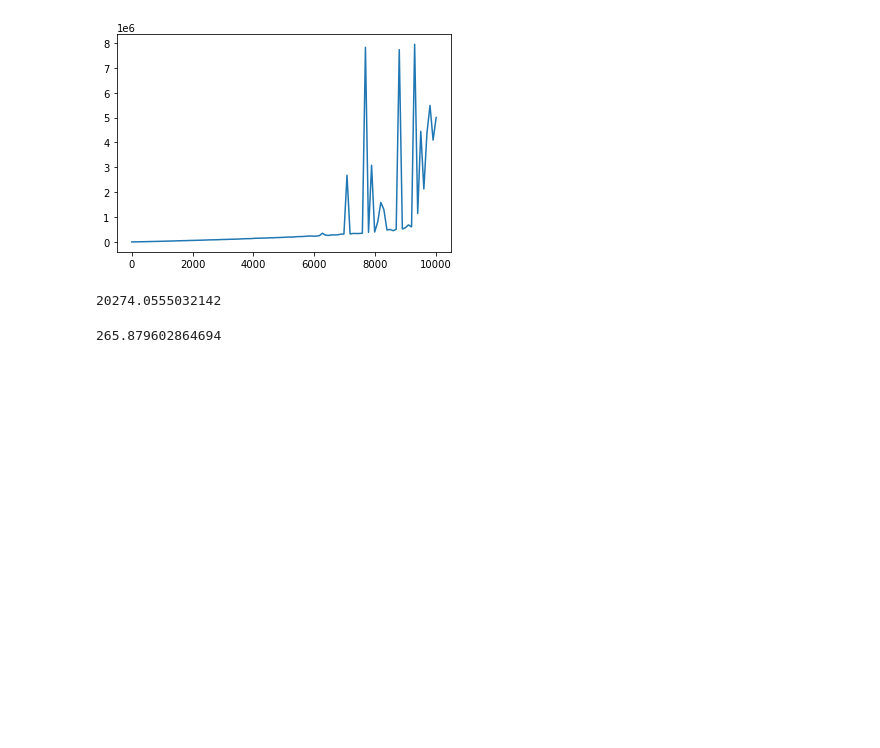
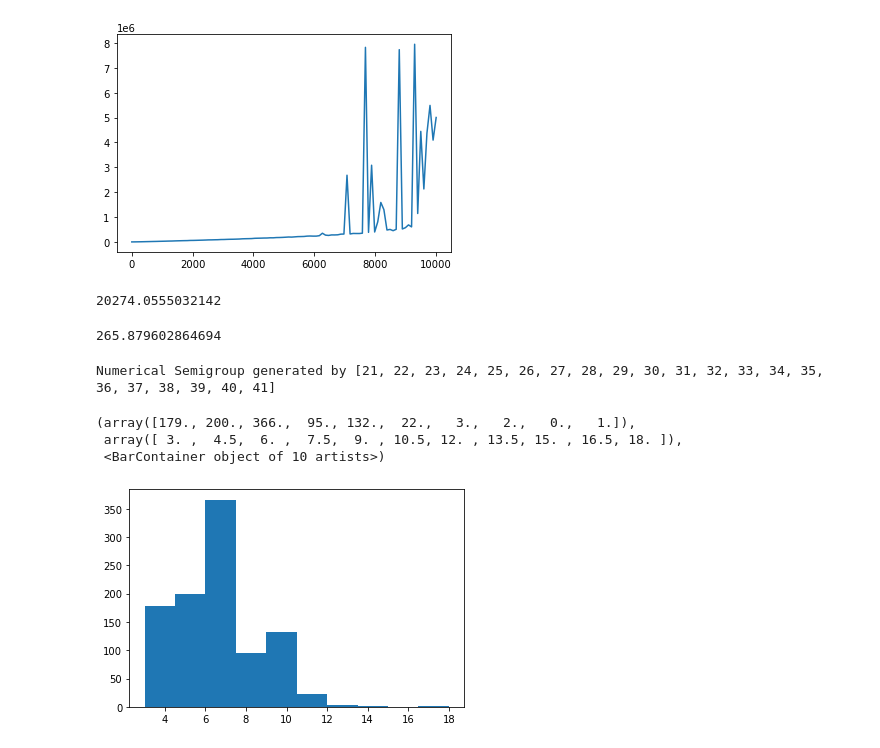
Before and after one commit to smoralesduarte/randnumsgps, a Jupyter notebook: erdossmgps.ipynb, the cells around one changed output. Cells and saved outputs as stored; diff of their text form; code cells hidden in the pictures; blank space fills up the shorter version.

Commit message:
Back Semigroups

```diff
--- a/erdossmgps.ipynb
+++ b/erdossmgps.ipynb
@@ -298,3 +297,30 @@ print(sum.n())
 print(sum.n())
 # %% [output]
 265.879602864694
+# %%
+# Back semigroups with fixed frobenius number
+def random_back_semigroup_ffn(frobenius_number, p):
+    generators = list(range(frobenius_number + 1, 2 * frobenius_number + 2))
+    semigroup = NumericalSemigroup(generators)
+    for i in range(frobenius_number - 1, 0, -1):
+        if random.random() < p:
+            if NumericalSemigroup(generators + [i]).FrobeniusNumber() == frobenius_number:
+                generators.append(i)
+                semigroup = NumericalSemigroup(generators)
+                generators = semigroup.gens
+    return semigroup
+# %%
+test = random_back_semigroup_ffn(20, 0.3)
+test
+# %% [output]
+Numerical Semigroup generated by [21, 22, 23, 24, 25, 26, 27, 28, 29, 30, 31, 32, 33, 34, 35, 36, 37, 38, 39, 40, 41]
+# %%
+random_back_list = []
+for i in range(1000):
+    random_back_list.append(random_back_semigroup_ffn(20, 0.5))
+plt.hist(embedding_dims(random_back_list), bins = 20)
+# %% [output]
+(array([179., 200., 366.,  95., 132.,  22.,   3.,   2.,   0.,   1.]),
+ array([ 3. ,  4.5,  6. ,  7.5,  9. , 10.5, 12. , 13.5, 15. , 16.5, 18. ]),
+ <BarContainer object of 10 artists>)
+[figure, added]
```
Also changed, not shown: parts of 7 cells of this notebook.
